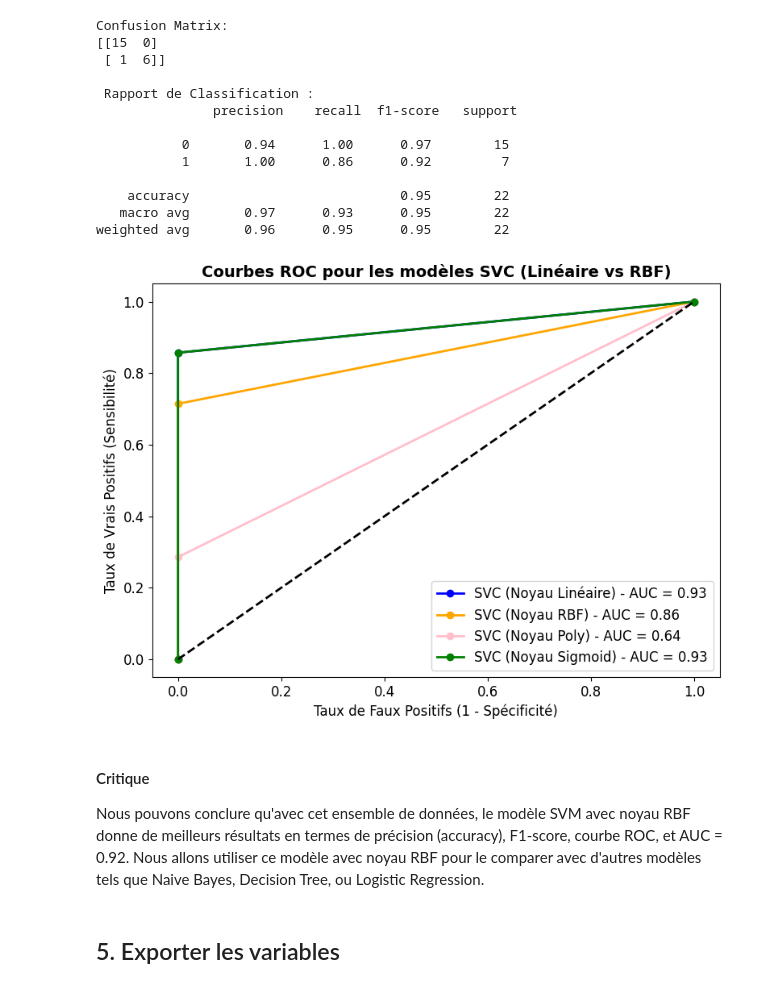
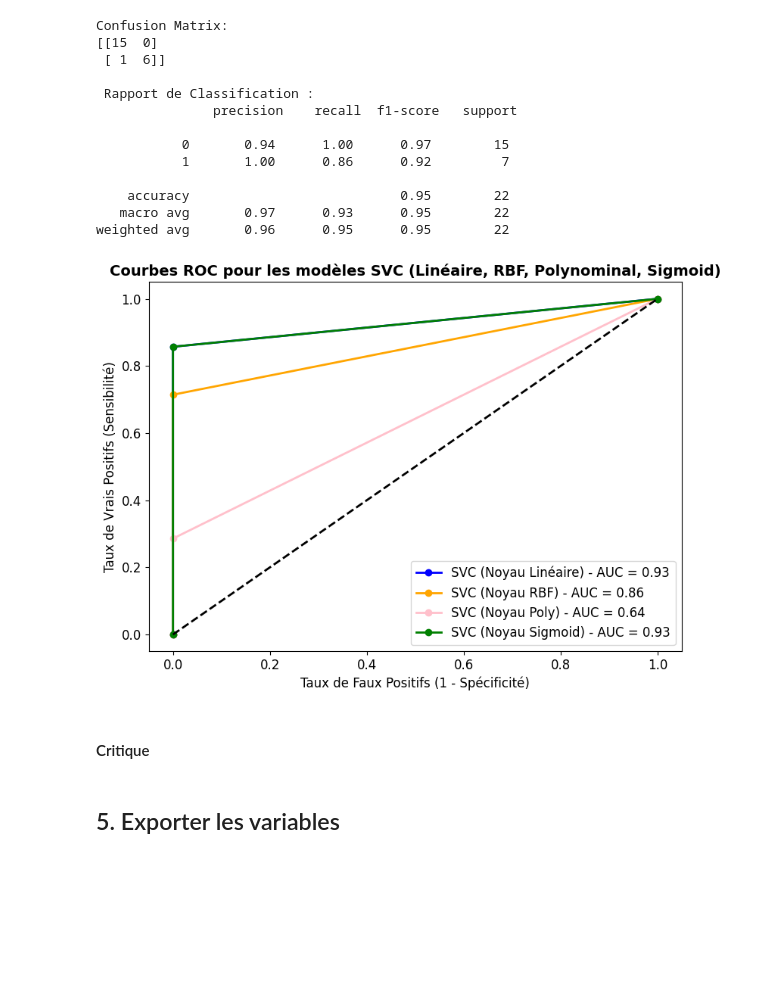
Before and after one commit to marktr11/Cervical-Cancer-Risk-Classification, a Jupyter notebook: Code/SVM.ipynb, the cells around one changed output. Cells and saved outputs as stored; diff of their text form; code cells hidden in the pictures; blank space fills up the shorter version.

```diff
--- a/Code/SVM.ipynb
+++ b/Code/SVM.ipynb
@@ -492,39 +492,37 @@ fpr_rbf, tpr_rbf, _ = roc_curve(y_test, y_pred_rbf)  # ROC pour le modèle SVC a
 fpr_poly, tpr_poly, _ = roc_curve(y_test, y_pred_poly)
 fpr_sig, tpr_sig, _ = roc_curve(y_test, y_pred_sig)
 
 auc_lin = auc(fpr_lin, tpr_lin)  # AUC pour le modèle SVC avec noyau linéaire
 auc_rbf = auc(fpr_rbf, tpr_rbf)  # AUC pour le modèle SVC avec noyau RBF
 auc_poly = auc(fpr_poly, tpr_poly)
 auc_sig = auc(fpr_sig, tpr_sig)
 
 plt.figure(figsize=(8, 6))
 
 plt.plot(fpr_lin, tpr_lin, label=f'SVC (Noyau Linéaire) - AUC = {auc_lin:.2f}', linewidth=2, marker='o', markersize=6, markerfacecolor='blue', color='blue')
 plt.plot(fpr_rbf, tpr_rbf, label=f'SVC (Noyau RBF) - AUC = {auc_rbf:.2f}', linewidth=2, marker='o', markersize=6, markerfacecolor='orange', color='orange')
 plt.plot(fpr_poly, tpr_poly, label=f'SVC (Noyau Poly) - AUC = {auc_poly:.2f}', linewidth=2, marker='o', markersize=6, markerfacecolor='pink', color='pink')
 plt.plot(fpr_sig, tpr_sig, label=f'SVC (Noyau Sigmoid) - AUC = {auc_sig:.2f}', linewidth=2, marker='o', markersize=6, markerfacecolor='green', color='green')
 
 # Tracer la ligne diagonale (modèle aléatoire avec AUC = 0.5)
 plt.plot([0, 1], [0, 1], 'k--', linewidth=2)
 
 plt.rcParams['font.size'] = 12
-plt.title('Courbes ROC pour les modèles SVC (Linéaire vs RBF)', fontsize=14, fontweight='bold')
+plt.title('Courbes ROC pour les modèles SVC (Linéaire, RBF, Polynominal, Sigmoid)', fontsize=14, fontweight='bold')
 
 plt.xlabel('Taux de Faux Positifs (1 - Spécificité)', fontsize=12)
 plt.ylabel('Taux de Vrais Positifs (Sensibilité)', fontsize=12)
 
 plt.legend(loc='lower right', fontsize=12)
 
 # Afficher le graphique
 plt.tight_layout()
 plt.savefig("../Image/ROC_SVM.png")
 plt.show()
 # %% [output]
-[figure, old version]
+[figure, new version]
 # %% [markdown]
 #### Critique
-
-Nous pouvons conclure qu'avec cet ensemble de données, le modèle SVM avec noyau RBF donne de meilleurs résultats en termes de précision (accuracy), F1-score, courbe ROC, et AUC = 0.92. Nous allons utiliser ce modèle avec noyau RBF pour le comparer avec d'autres modèles tels que Naive Bayes, Decision Tree, ou Logistic Regression.
 # %% [markdown]
 ## 5. Exporter les variables
 # %%
```
Also changed, not shown: parts of 2 cells of this notebook, 2 other files.
